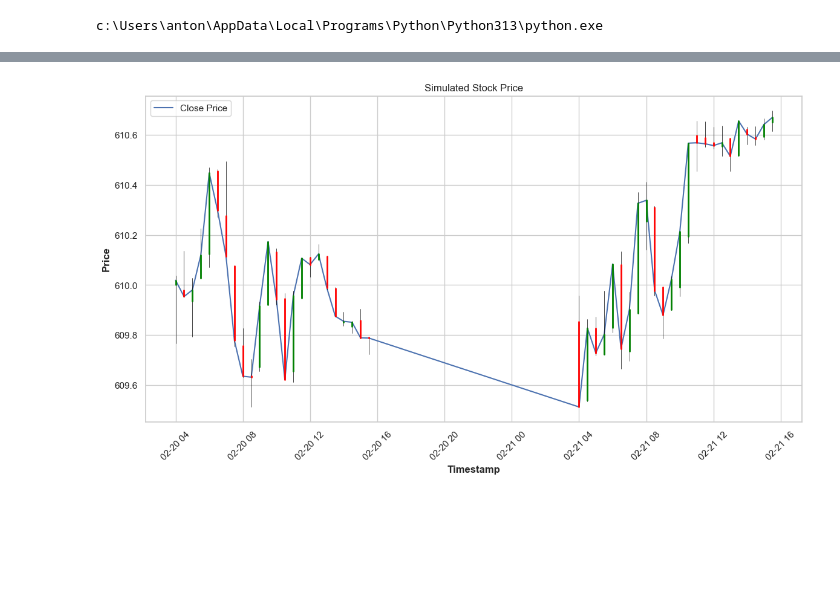
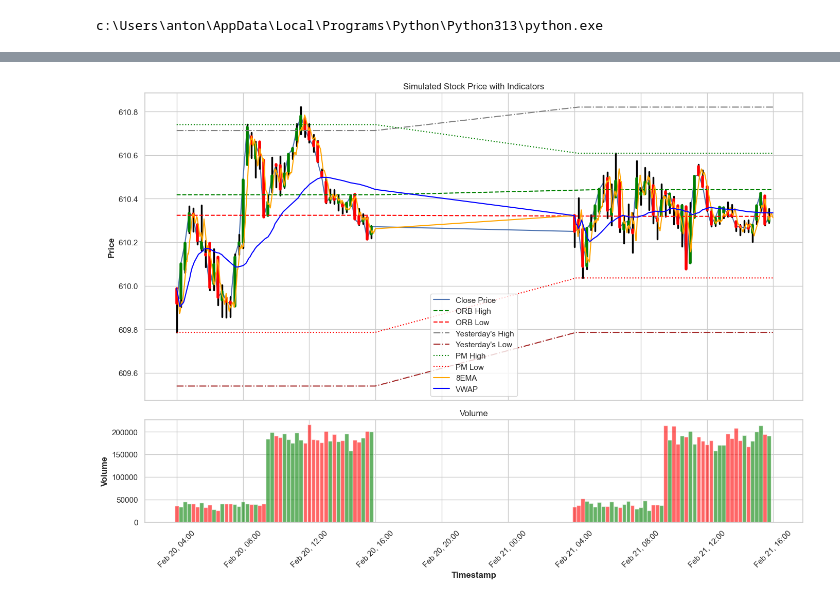
Before and after one commit to branmanc-uf/Financial-Engineering-Project, a Jupyter notebook: presentation_dashboard.ipynb, the cells around one changed output, grey strips where cells are left out. Drawn from its saved outputs; the diff is of its cells as text; code cells hidden in the pictures; blank space fills up the shorter version.

```diff
--- a/presentation_dashboard.ipynb
+++ b/presentation_dashboard.ipynb
@@ -207,23 +189,24 @@ from generate_candlestick_df import generate_candlestick
 import mplfinance as fplt
 
 # Generate candlestick data
-candlestick_data = generate_candlestick(simulated_data)
+candlestick_data = generate_candlestick(simulated_data, 15)
 
 # Prepare the data for mplfinance
 candlestick_data.set_index('Timestamp', inplace=True)
 
-print(candlestick_data.head())
+# print(candlestick_data.head())
 
 # Select the columns required for candlestick plot
 candlestick_data = candlestick_data[['Open', 'High', 'Low', 'Close', 'Volume']]
 
-# Plot the data as a candlestick chart
+# Plot the data as a candlestick chart with larger size
 fplt.plot(
     candlestick_data,
     type='candle',
     style='charles',
     title="Simulated Stock Price",
     ylabel='Price',
-    volume=True
+    volume=True,
+    figsize=(16, 10)  # Adjust the figure size here
 )
 # %% [output]
@@ -246,31 +214,64 @@ Timestamp
 # %%
 import seaborn as sns
 import matplotlib.pyplot as plt
+import matplotlib.dates as mdates
 
-# Set seaborn style
-sns.set(style="whitegrid")
+def plot_candlestick_with_indicators(candlestick_data, simulated_data, volume_ylim=None):
+    # Set seaborn style
+    sns.set(style="whitegrid")
 
-# Create a figure and axis
-fig, ax = plt.subplots(figsize=(14, 7))
+    # Filter the simulated_data to include only timestamps between 04:00 and 16:00
+    filtered_data = simulated_data[(simulated_data['Timestamp'].dt.time >= pd.to_datetime('04:00').time()) &
+                                   (simulated_data['Timestamp'].dt.time <= pd.to_datetime('16:00').time())]
 
-# Plot the candlestick data
-sns.lineplot(data=candlestick_data, x=candlestick_data.index, y='Close', ax=ax, label='Close Price')
+    # Create a figure and axis for the candlestick chart
+    fig, (ax1, ax2) = plt.subplots(2, 1, figsize=(14, 10), sharex=True, gridspec_kw={'height_ratios': [3, 1]})
 
-# Add vertical lines for open, high, low, and close prices
-for idx, row in candlestick_data.iterrows():
-    ax.plot([idx, idx], [row['Low'], row['High']], color='black', linewidth=0.5)
-    ax.plot([idx, idx], [row['Open'], row['Close']], color='green' if row['Close'] >= row['Open'] else 'red', linewidth=2)
+    # Plot the candlestick data
+    sns.lineplot(data=candlestick_data, x=candlestick_data.index, y='Close', ax=ax1, label='Close Price')
 
-# Set titles and labels
-ax.set_title("Simulated Stock Price")
-ax.set_xlabel("Timestamp")
-ax.set_ylabel("Price")
+    # Add vertical lines for open, high, low, and close prices
+    for idx, row in candlestick_data.iterrows():
+        ax1.plot([idx, idx], [row['Low'], row['High']], color='black', linewidth=2.5)  # Thicker lines
+        ax1.plot([idx, idx], [row['Open'], row['Close']], color='green' if row['Close'] >= row['Open'] else 'red', linewidth=4)  # Thicker candlesticks
 
-# Rotate x-axis labels for better readability
-plt.xticks(rotation=45)
+    # Plot the volume data as a histogram
+    colors = ['green' if row['Close'] >= row['Open'] else 'red' for idx, row in candlestick_data.iterrows()]
+    ax2.bar(candlestick_data.index, candlestick_data['Volume'], color=colors, alpha=0.6, width=0.01)
 
-# Show the plot
-plt.legend()
-plt.show()
+    # Plot the indicators
+    ax1.plot(filtered_data['Timestamp'], filtered_data['ORB_High'], label='ORB High', linestyle='--', color='green')
+    ax1.plot(filtered_data['Timestamp'], filtered_data['ORB_Low'], label='ORB Low', linestyle='--', color='red')
+    ax1.plot(filtered_data['Timestamp'], filtered_data['Yest_High'], label="Yesterday's High", linestyle='-.', color='gray')
+    ax1.plot(filtered_data['Timestamp'], filtered_data['Yest_Low'], label="Yesterday's Low", linestyle='-.', color='brown')
+    ax1.plot(filtered_data['Timestamp'], filtered_data['PM_High'], label='PM High', linestyle=':', color='green')
+    ax1.plot(filtered_data['Timestamp'], filtered_data['PM_Low'], label='PM Low', linestyle=':', color='red')
+    ax1.plot(filtered_data['Timestamp'], filtered_data['8EMA'], label='8EMA', color='orange')
+    ax1.plot(filtered_data['Timestamp'], filtered_data['VWAP'], label='VWAP', color='blue')
+
+    # Set titles and labels
+    ax1.set_title("Simulated Stock Price with Indicators")
+    ax1.set_ylabel("Price")
+    ax2.set_title("Volume")
+    ax2.set_xlabel("Timestamp")
+    ax2.set_ylabel("Volume")
+
+    # Set y-axis limits for the volume histogram if provided
+    if volume_ylim:
+        ax2.set_ylim(volume_ylim)
+
+    # Rotate x-axis labels for better readability
+    ax2.xaxis.set_major_formatter(mdates.DateFormatter('%b %d, %H:%M'))
+    plt.setp(ax2.xaxis.get_majorticklabels(), rotation=45)
+
+    # Add legend
+    ax1.legend()
+
+    # Adjust layout for better appearance
+    plt.tight_layout()
+    plt.show()
+
+# Example usage
+plot_candlestick_with_indicators(candlestick_data, simulated_data)
 # %% [output]
-[figure, old version]
+[figure, new version]
```
Also changed, not shown: parts of 4 cells of this notebook, 1 other file.
